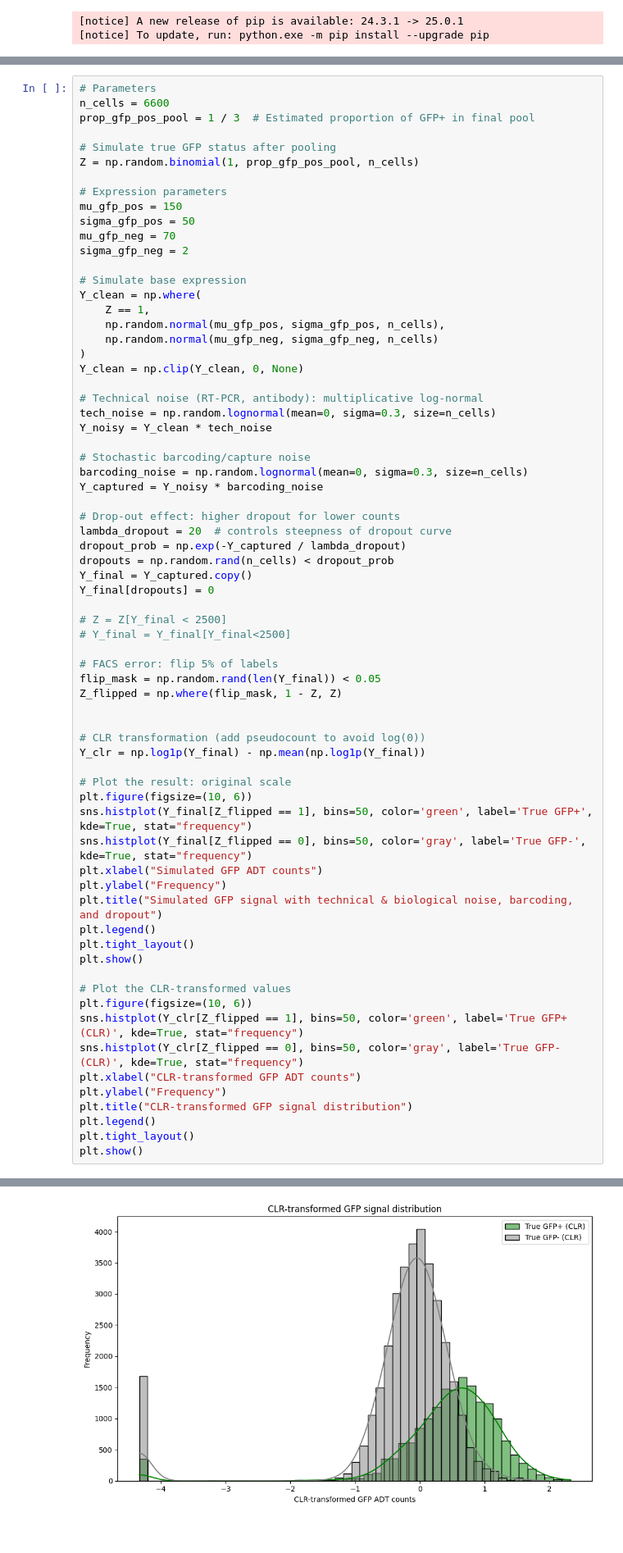
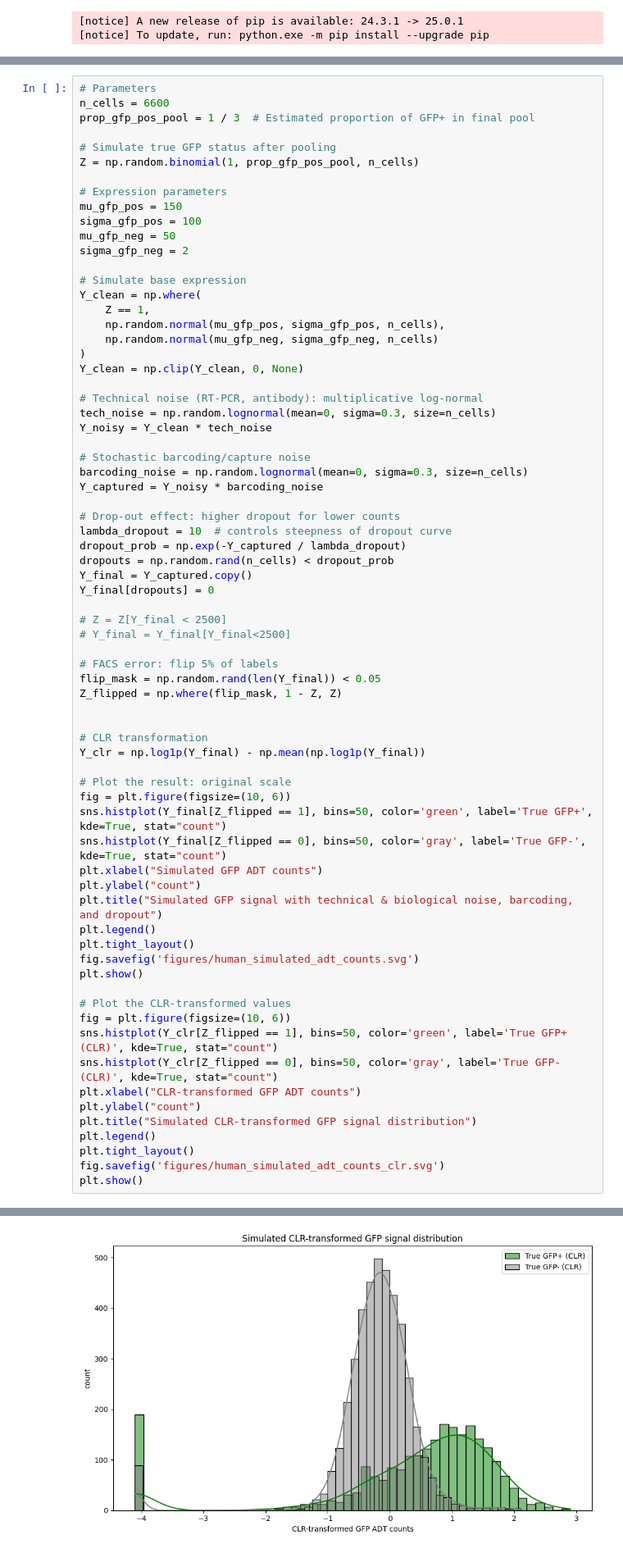
Before and after one commit to EmileDeBiot/spinal_cross_species_V1, a Jupyter notebook: python_data_analysis/statistical_analysis.ipynb, the cells around one changed output, grey strips where cells are left out. Shown at 82% size. Cells and saved outputs as stored; diff of their text form.

```diff
--- a/python_data_analysis/statistical_analysis.ipynb
+++ b/python_data_analysis/statistical_analysis.ipynb
@@ -39,8 +43,8 @@ Z = np.random.binomial(1, prop_gfp_pos_pool, n_cells)
 
 # Expression parameters
 mu_gfp_pos = 150
-sigma_gfp_pos = 50
-mu_gfp_neg = 70
+sigma_gfp_pos = 100
+mu_gfp_neg = 50
 sigma_gfp_neg = 2
 
 # Simulate base expression
@@ -60,7 +64,7 @@ barcoding_noise = np.random.lognormal(mean=0, sigma=0.3, size=n_cells)
 Y_captured = Y_noisy * barcoding_noise
 
 # Drop-out effect: higher dropout for lower counts
-lambda_dropout = 20  # controls steepness of dropout curve
+lambda_dropout = 10  # controls steepness of dropout curve
 dropout_prob = np.exp(-Y_captured / lambda_dropout)
 dropouts = np.random.rand(n_cells) < dropout_prob
 Y_final = Y_captured.copy()
@@ -74,28 +78,30 @@ flip_mask = np.random.rand(len(Y_final)) < 0.05
 Z_flipped = np.where(flip_mask, 1 - Z, Z)
 
 
-# CLR transformation (add pseudocount to avoid log(0))
+# CLR transformation
 Y_clr = np.log1p(Y_final) - np.mean(np.log1p(Y_final))
 
 # Plot the result: original scale
-plt.figure(figsize=(10, 6))
-sns.histplot(Y_final[Z_flipped == 1], bins=50, color='green', label='True GFP+', kde=True, stat="frequency")
-sns.histplot(Y_final[Z_flipped == 0], bins=50, color='gray', label='True GFP-', kde=True, stat="frequency")
+fig = plt.figure(figsize=(10, 6))
+sns.histplot(Y_final[Z_flipped == 1], bins=50, color='green', label='True GFP+', kde=True, stat="count")
+sns.histplot(Y_final[Z_flipped == 0], bins=50, color='gray', label='True GFP-', kde=True, stat="count")
 plt.xlabel("Simulated GFP ADT counts")
-plt.ylabel("Frequency")
+plt.ylabel("count")
 plt.title("Simulated GFP signal with technical & biological noise, barcoding, and dropout")
 plt.legend()
 plt.tight_layout()
+fig.savefig('figures/human_simulated_adt_counts.svg')
 plt.show()
 
 # Plot the CLR-transformed values
-plt.figure(figsize=(10, 6))
-sns.histplot(Y_clr[Z_flipped == 1], bins=50, color='green', label='True GFP+ (CLR)', kde=True, stat="frequency")
-sns.histplot(Y_clr[Z_flipped == 0], bins=50, color='gray', label='True GFP- (CLR)', kde=True, stat="frequency")
+fig = plt.figure(figsize=(10, 6))
+sns.histplot(Y_clr[Z_flipped == 1], bins=50, color='green', label='True GFP+ (CLR)', kde=True, stat="count")
+sns.histplot(Y_clr[Z_flipped == 0], bins=50, color='gray', label='True GFP- (CLR)', kde=True, stat="count")
 plt.xlabel("CLR-transformed GFP ADT counts")
-plt.ylabel("Frequency")
-plt.title("CLR-transformed GFP signal distribution")
+plt.ylabel("count")
+plt.title("Simulated CLR-transformed GFP signal distribution")
 plt.legend()
 plt.tight_layout()
+fig.savefig('figures/human_simulated_adt_counts_clr.svg')
 plt.show()
 # %% [output]
@@ -103 +109 @@ plt.show()
-[figure, old version]
+[figure, new version]
```
Also changed, not shown: parts of 4 cells of this notebook, 5 other files.
